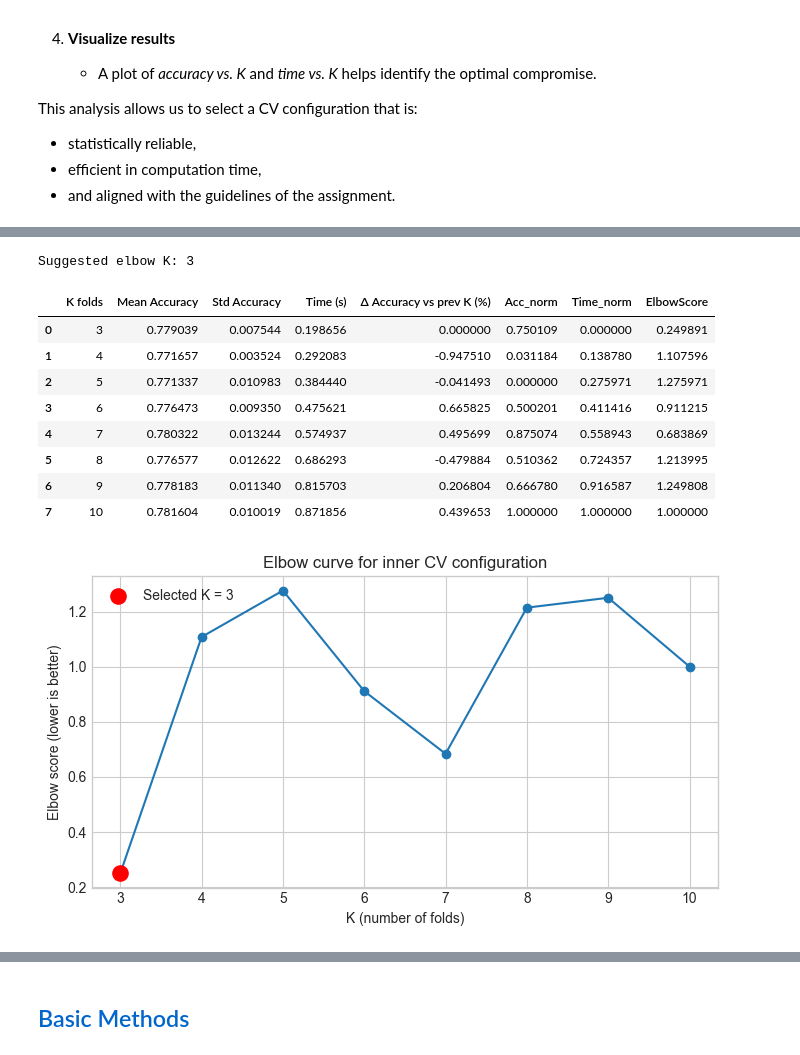
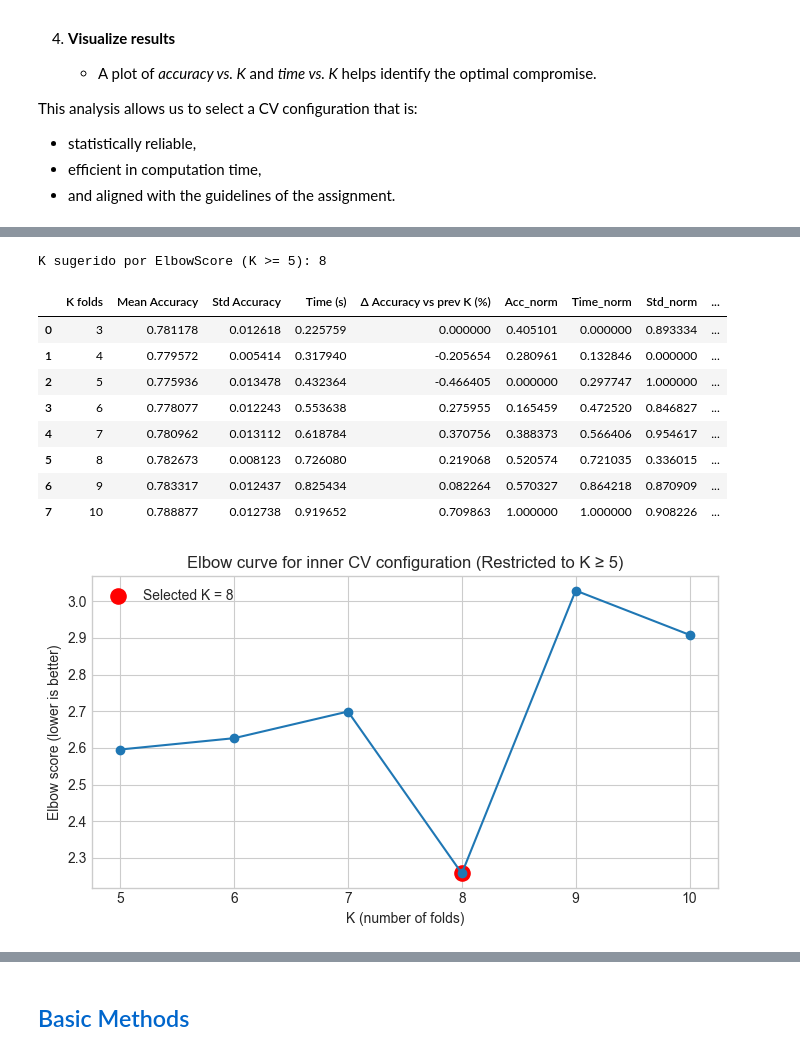
Before and after one commit to MiguelRamos9/TeamWorks, a Jupyter notebook: Big_Data_Intelligence/BDI_Assignment_training.ipynb, the cells around one changed output, grey strips where cells are left out. Saved outputs shown, nothing was run; the diff lists cells and outputs as text; code cells hidden in the pictures.

Commit message:
Correción inner y creación de pipeline y ejemplos de prueba

```diff
--- a/Big_Data_Intelligence/BDI_Assignment_training.ipynb
+++ b/Big_Data_Intelligence/BDI_Assignment_training.ipynb
@@ -506,7 +529,7 @@ This analysis allows us to select a CV configuration that is:
 
 # Identify numerical and categorical columns in the TRAINING set
 numeric_cols = X_train.select_dtypes(include=['int64', 'float64']).columns.tolist()
-categorical_cols = X_train.select_dtypes(include=['object']).columns.tolist()
+categorical_cols = X_train.select_dtypes(include=['object','category']).columns.tolist()
 
 print("Numeric columns:", numeric_cols)
 print("Categorical columns:", categorical_cols)
@@ -591,51 +614,57 @@ Inner evaluation results (Decision Tree + StratifiedKFold CV):
 # %%
-# Let's compute the Elbow method to select K
-
-cv_elbow = cv_df.copy()
+cv_elbow = cv_df.copy().reset_index(drop=True)
 
 scaler = MinMaxScaler()
-cv_elbow[['Acc_norm', 'Time_norm']] = scaler.fit_transform(
-    cv_elbow[['Mean Accuracy', 'Time (s)']]
+cv_elbow[['Acc_norm', 'Time_norm', 'Std_norm']] = scaler.fit_transform(
+    cv_elbow[['Mean Accuracy', 'Time (s)', 'Std Accuracy']]
 )
 
-cv_elbow['ElbowScore'] = (1 - cv_elbow['Acc_norm']) + cv_elbow['Time_norm']
+lambda_time = 2.0
+lambda_std = 1.0
 
-best_idx = cv_elbow['ElbowScore'].idxmin()
-K_elbow = cv_elbow.loc[best_idx, 'K folds']
+cv_elbow['ElbowScore'] = (
+    (1 - cv_elbow['Acc_norm']) +
+    lambda_time * cv_elbow['Time_norm'] +
+    lambda_std * cv_elbow['Std_norm']
+)
 
-print("Suggested elbow K:", K_elbow)
+cv_elbow_restricted = cv_elbow[cv_elbow['K folds'] >= 5].copy()
+
+best_idx_elbow = cv_elbow_restricted['ElbowScore'].idxmin()
+K_elbow = cv_elbow_restricted.loc[best_idx_elbow, 'K folds']
+
+print("K sugerido por ElbowScore (K >= 5):", K_elbow)
+
 cv_elbow
 # %% [output]
-Suggested elbow K: 3
+K sugerido por ElbowScore (K >= 5): 8
-|  | K folds | Mean Accuracy | Std Accuracy | Time (s) | Δ Accuracy vs prev K (%) | Acc_norm | Time_norm | ElbowScore |
-| 0 | 3 | 0.779039 | 0.007544 | 0.198656 | 0.000000 | 0.750109 | 0.000000 | 0.249891 |
-| 1 | 4 | 0.771657 | 0.003524 | 0.292083 | -0.947510 | 0.031184 | 0.138780 | 1.107596 |
-| 2 | 5 | 0.771337 | 0.010983 | 0.384440 | -0.041493 | 0.000000 | 0.275971 | 1.275971 |
-| 3 | 6 | 0.776473 | 0.009350 | 0.475621 | 0.665825 | 0.500201 | 0.411416 | 0.911215 |
-| 4 | 7 | 0.780322 | 0.013244 | 0.574937 | 0.495699 | 0.875074 | 0.558943 | 0.683869 |
-| 5 | 8 | 0.776577 | 0.012622 | 0.686293 | -0.479884 | 0.510362 | 0.724357 | 1.213995 |
-| 6 | 9 | 0.778183 | 0.011340 | 0.815703 | 0.206804 | 0.666780 | 0.916587 | 1.249808 |
-| 7 | 10 | 0.781604 | 0.010019 | 0.871856 | 0.439653 | 1.000000 | 1.000000 | 1.000000 |
+|  | K folds | Mean Accuracy | Std Accuracy | Time (s) | Δ Accuracy vs prev K (%) | Acc_norm | Time_norm | Std_norm | ... |
+| 0 | 3 | 0.781178 | 0.012618 | 0.225759 | 0.000000 | 0.405101 | 0.000000 | 0.893334 | ... |
+| 1 | 4 | 0.779572 | 0.005414 | 0.317940 | -0.205654 | 0.280961 | 0.132846 | 0.000000 | ... |
+| 2 | 5 | 0.775936 | 0.013478 | 0.432364 | -0.466405 | 0.000000 | 0.297747 | 1.000000 | ... |
+| 3 | 6 | 0.778077 | 0.012243 | 0.553638 | 0.275955 | 0.165459 | 0.472520 | 0.846827 | ... |
+| 4 | 7 | 0.780962 | 0.013112 | 0.618784 | 0.370756 | 0.388373 | 0.566406 | 0.954617 | ... |
+| 5 | 8 | 0.782673 | 0.008123 | 0.726080 | 0.219068 | 0.520574 | 0.721035 | 0.336015 | ... |
+| 6 | 9 | 0.783317 | 0.012437 | 0.825434 | 0.082264 | 0.570327 | 0.864218 | 0.870909 | ... |
+| 7 | 10 | 0.788877 | 0.012738 | 0.919652 | 0.709863 | 1.000000 | 1.000000 | 0.908226 | ... |
 # %%
-# Plotting the elbow curve
-
 plt.style.use('seaborn-v0_8-whitegrid')
 fig, ax = plt.subplots(figsize=(7, 4))
 
-ax.plot(cv_elbow['K folds'], cv_elbow['ElbowScore'],
-        marker='o', linestyle='-')
+ax.plot(cv_elbow_restricted['K folds'], cv_elbow_restricted['ElbowScore'],
+        marker='o', linestyle='-', color='tab:blue')
+
 ax.set_xlabel('K (number of folds)')
 ax.set_ylabel('Elbow score (lower is better)')
-ax.set_title('Elbow curve for inner CV configuration')
+ax.set_title('Elbow curve for inner CV configuration (Restricted to K ≥ 5)')
 
-# Highlight the selected K
 ax.scatter(K_elbow,
-           cv_elbow.loc[best_idx, 'ElbowScore'],
-           color='red', s=120, zorder=5, label=f'Selected K = {K_elbow}')
+           cv_elbow_restricted.loc[best_idx_elbow, 'ElbowScore'],
+           color='red', s=120, label=f'Selected K = {K_elbow}')
+
 ax.legend()
-
 plt.tight_layout()
 plt.show()
 # %% [output]
-[figure, old version]
+[figure, new version]
 # %% [markdown]
```
Also changed, not shown: parts of 17 cells of this notebook.
